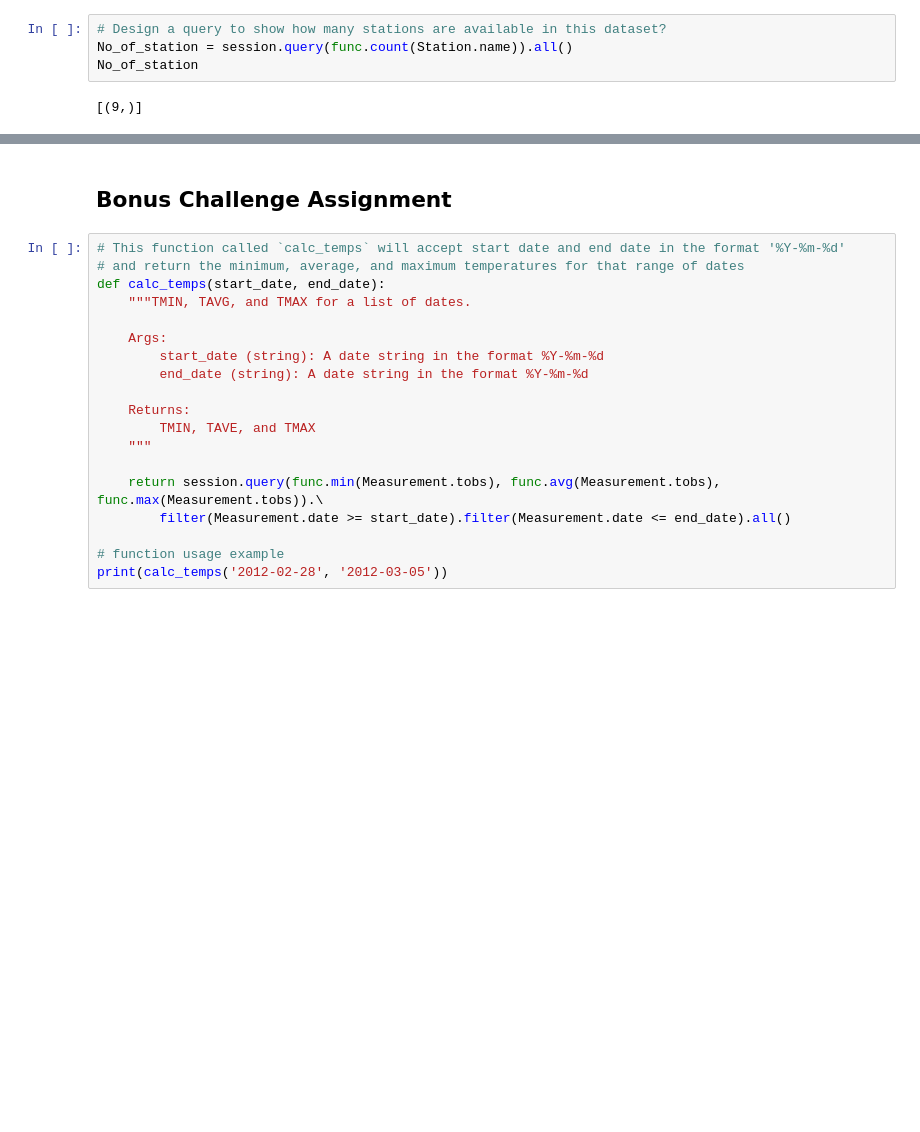
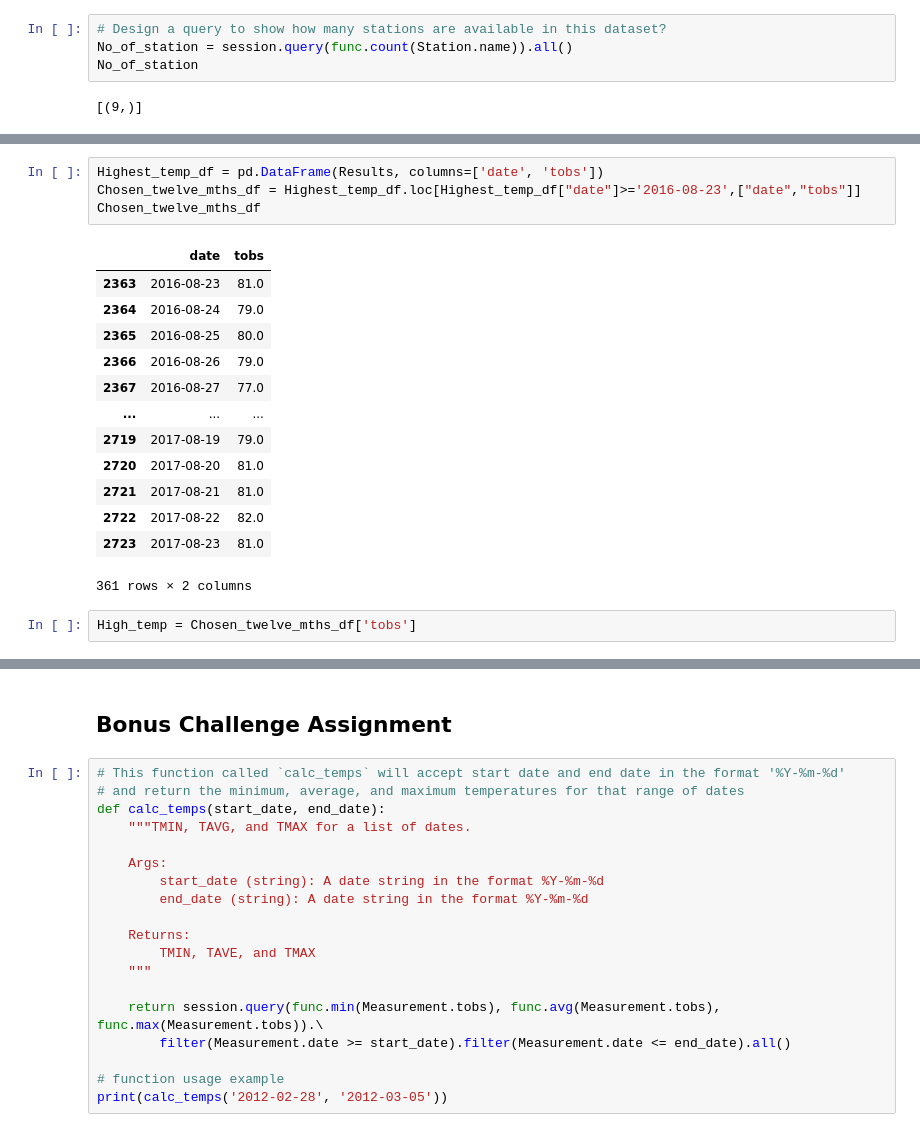
Before and after one commit to CarmenK2/sqlalchemy-challenge, a Jupyter notebook: climate_starter.ipynb, the cells around one changed output, grey strips where cells are left out. Cells and saved outputs as stored; diff of their text form; blank space fills up the shorter version.

```diff
--- a/climate_starter.ipynb
+++ b/climate_starter.ipynb
@@ -178,0 +240,20 @@ Count_station
+# %%
+Highest_temp_df = pd.DataFrame(Results, columns=['date', 'tobs'])
+Chosen_twelve_mths_df = Highest_temp_df.loc[Highest_temp_df["date"]>='2016-08-23',["date","tobs"]]
+Chosen_twelve_mths_df
+# %% [output]
+|  | date | tobs |
+| 2363 | 2016-08-23 | 81.0 |
+| 2364 | 2016-08-24 | 79.0 |
+| 2365 | 2016-08-25 | 80.0 |
+| 2366 | 2016-08-26 | 79.0 |
+| 2367 | 2016-08-27 | 77.0 |
+| ... | ... | ... |
+| 2719 | 2017-08-19 | 79.0 |
+| 2720 | 2017-08-20 | 81.0 |
+| 2721 | 2017-08-21 | 81.0 |
+| 2722 | 2017-08-22 | 82.0 |
+| 2723 | 2017-08-23 | 81.0 |
+361 rows × 2 columns
+# %%
+High_temp = Chosen_twelve_mths_df['tobs']
```
Also changed, not shown: parts of 16 cells of this notebook, 1 other file.
